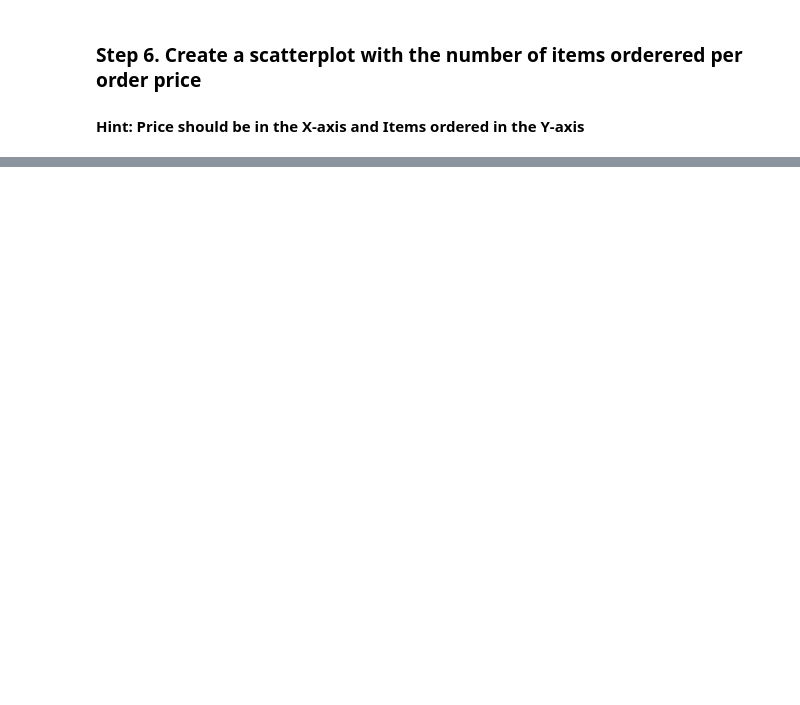
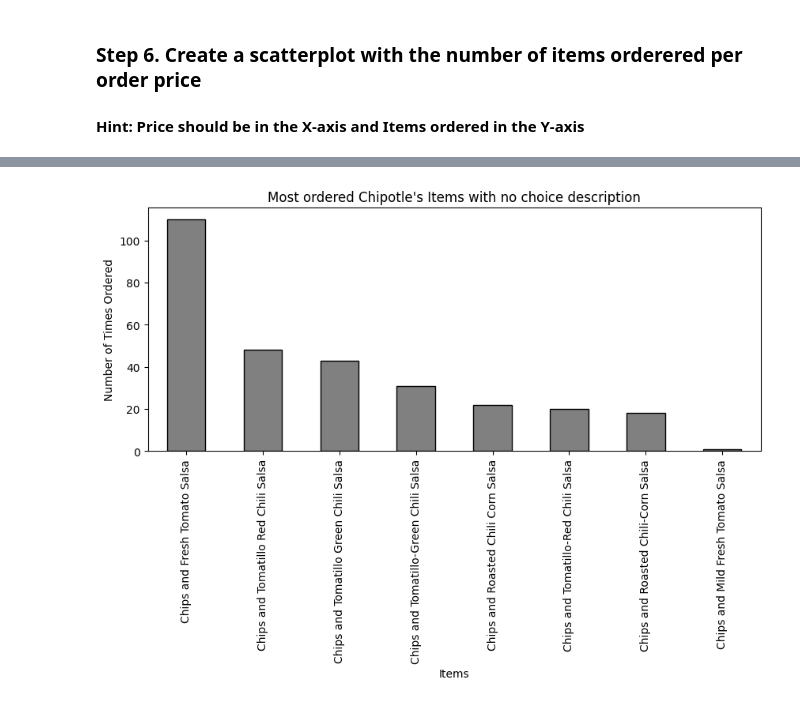
Before and after one commit to hanbiphyun/ESSA_YB, a Jupyter notebook: YB_0919(1)_exercises_chipotle_exercises.ipynb, the cells around one changed output, grey strips where cells are left out. Cells and saved outputs as stored; diff of their text form; code cells hidden in the pictures; blank space fills up the shorter version.

```diff
--- a/YB_0919(1)_exercises_chipotle_exercises.ipynb
+++ b/YB_0919(1)_exercises_chipotle_exercises.ipynb
@@ -53,0 +78,14 @@ plt.show()
+# %%
+Subset= chipo[chipo['choice_description'].isna()]
+salsa_subset = Subset[Subset['item_name'].str.contains("Salsa", case=False, na=False)]
+salsa_subset = salsa_subset['item_name'].value_counts()
+
+plt.figure(figsize=(10,4))
+salsa_subset.plot(kind='bar', color='gray', edgecolor='black')
+plt.xlabel('Items')
+plt.ylabel('Number of Times Ordered')
+plt.title('Most ordered Chipotle\'s Items with no choice description')
+plt.xticks(rotation=90)
+plt.show()
+# %% [output]
+[figure, added]
```
Also changed, not shown: parts of 3 cells of this notebook.
